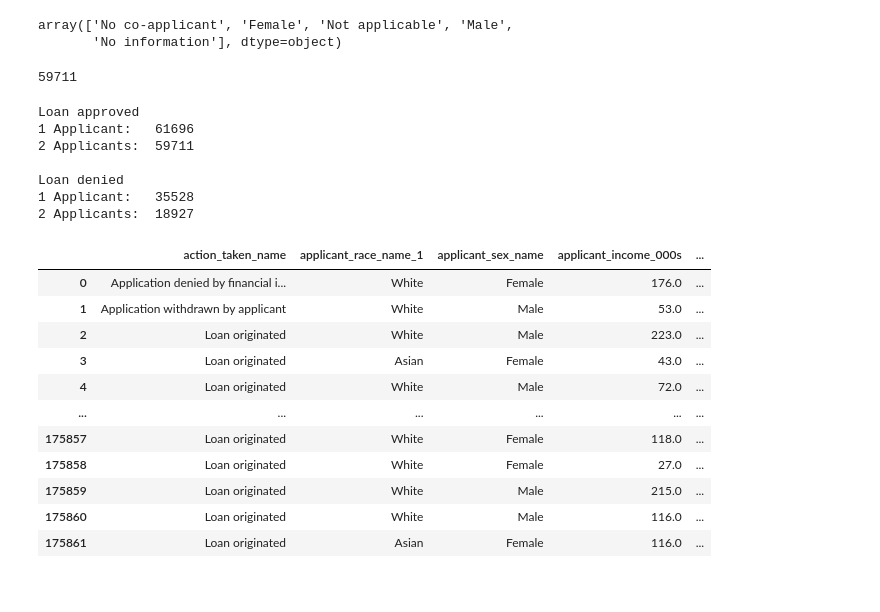
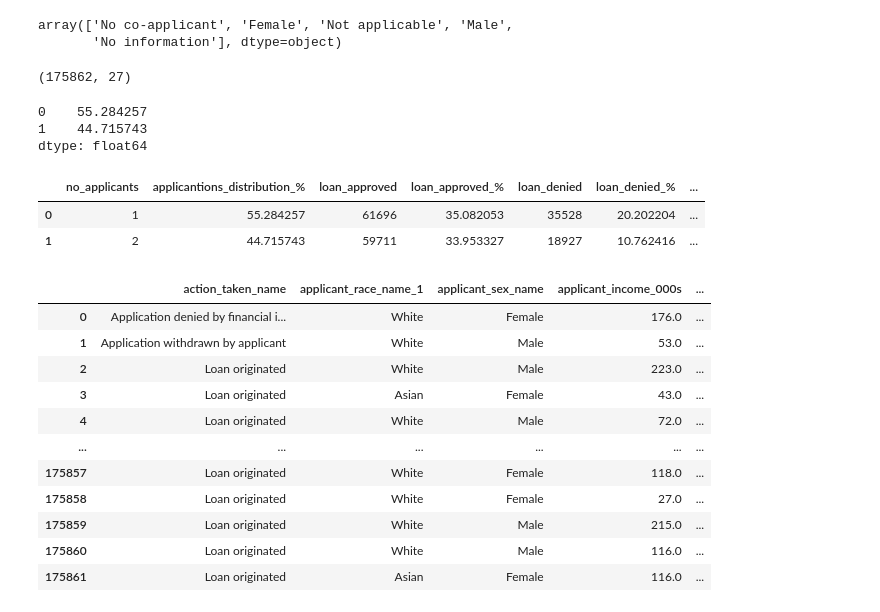
Before and after one commit to DJ1070/Darlehensanfragen, a Jupyter notebook: exploration.ipynb, the cells around one changed output. Saved outputs shown, nothing was run; the diff lists cells and outputs as text; code cells hidden in the pictures.

```diff
--- a/exploration.ipynb
+++ b/exploration.ipynb
@@ -338,27 +338,38 @@ array(['No co-applicant', 'Female', 'Not applicable', 'Male',
 
 df_loan['no_applicants'] = np.where(
    (df_loan.co_applicant_sex_name == 'Female') | (df_loan.co_applicant_sex_name == 'Male') | (df_loan.co_applicant_sex_name == 'Not applicable'), 2, 1)
-# %%
-df_loan[(df_loan.no_applicants == 2) & (df_loan.loan_approved == 1)]['loan_approved'].count()
-# %% [output]
-59711
-# %%
-
-
-print('Loan approved')
-print('1 Applicant:  ', df_loan[(df_loan.no_applicants == 1) & (df_loan.loan_approved == 1)]['loan_approved'].count())
-print('2 Applicants: ', df_loan[(df_loan.no_applicants == 2) & (df_loan.loan_approved == 1)]['loan_approved'].count())
-print('\nLoan denied')
-print('1 Applicant:  ', df_loan[(df_loan.no_applicants == 1) & (df_loan.loan_approved == 0)]['loan_approved'].count())
-print('2 Applicants: ', df_loan[(df_loan.no_applicants == 2) & (df_loan.loan_approved == 0)]['loan_approved'].count())
-# %% [output]
-Loan approved
-1 Applicant:   61696
-2 Applicants:  59711
-
-Loan denied
-1 Applicant:   35528
-2 Applicants:  18927
+# %%
+df_loan.shape
+# %% [output]
+(175862, 27)
+# %%
+(df_app.loan_denied + df_app.loan_approved)/df_loan.shape[0]*100
+# %% [output]
+0    55.284257
+1    44.715743
+dtype: float64
+# %%
+df_app0 = pd.DataFrame({'loan_denied': df_loan[df_loan.loan_approved == 0]['loan_approved'].groupby(df_loan.no_applicants).count()}).reset_index()
+df_app1 = pd.DataFrame({'loan_approved': df_loan[df_loan.loan_approved == 1]['loan_approved'].groupby(df_loan.no_applicants).count()}).reset_index()
+
+df_app = pd.concat([df_app0, df_app1.loan_approved], axis = 1)
+df_app['applicantions_distribution_%'] = (df_app.loan_denied + df_app.loan_approved)/df_loan.shape[0]*100
+df_app['loan_denied_%'] = df_app.loan_denied / df_loan.shape[0]*100
+df_app['loan_approved_%'] = df_app.loan_approved / df_loan.shape[0]*100
+df_app = df_app[['no_applicants', 'applicantions_distribution_%', 'loan_approved', 'loan_approved_%', 'loan_denied', 'loan_denied_%']]
+
+# approval_rate = loan_approved_% / applications_distribution_%
+df_app['approval_rate_%'] = round((df_app.loan_approved / df_loan.shape[0]) / ((df_app.loan_denied + df_app.loan_approved)/df_loan.shape[0])*100, 2)
+# denial_rate = loan_denied_% / applications_distribution_%
+df_app['denial_rate_%'] = round((df_app.loan_denied / df_loan.shape[0]) / ((df_app.loan_denied + df_app.loan_approved)/df_loan.shape[0])*100, 2)
+
+df_app
+
+# The approval rate of 2 applicants (75,93%) is higher than with just 1 applicant (63,46%).
+# %% [output]
+|  | no_applicants | applicantions_distribution_% | loan_approved | loan_approved_% | loan_denied | loan_denied_% | ... |
+| 0 | 1 | 55.284257 | 61696 | 35.082053 | 35528 | 20.202204 | ... |
+| 1 | 2 | 44.715743 | 59711 | 33.953327 | 18927 | 10.762416 | ... |
 # %%
 # Creation of a factor 'income_loan_ratio': Is the reason for loan approval a mishap between the applicant's income and the loan hight?
 
```
